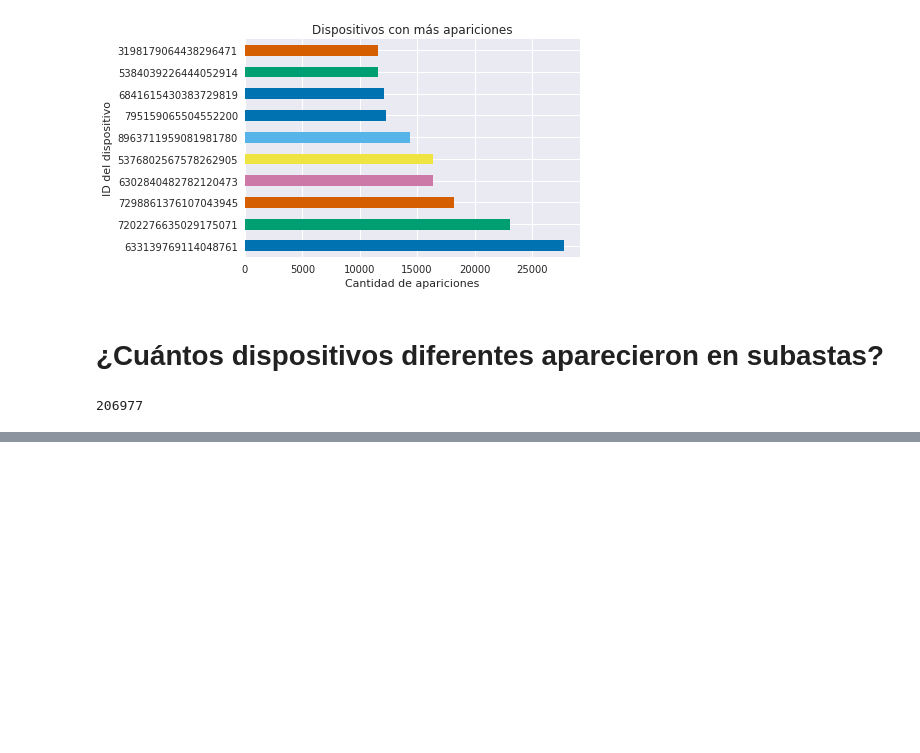
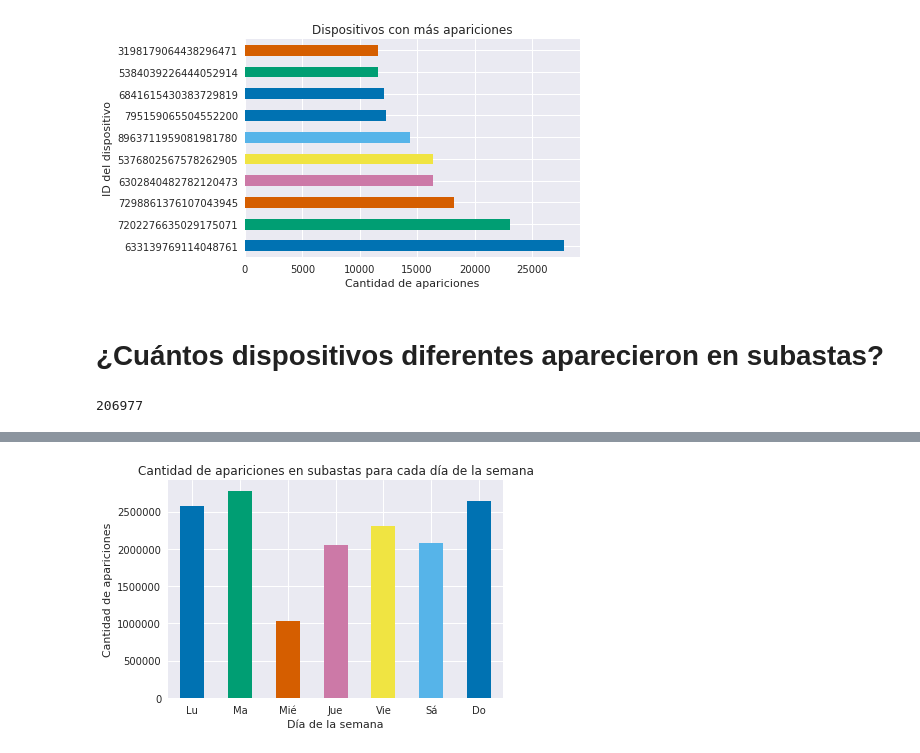
Before and after one commit to mateoicalvo/7506, a Jupyter notebook: tp1/analisis/auctions/auctions.ipynb, the cells around one changed output, grey strips where cells are left out. Saved outputs shown, nothing was run; the diff lists cells and outputs as text; code cells hidden in the pictures; blank space fills up the shorter version.

```diff
--- a/tp1/analisis/auctions/auctions.ipynb
+++ b/tp1/analisis/auctions/auctions.ipynb
@@ -57,0 +60,16 @@ plt.ylabel("Frecuencia");
+# %%
+# Filtro desde miércoles hasta martes, para no sumar datos de dos días. Me interesa la semana desde el miércoles inclusive hasta el martes inclusive.
+filtro = (auctions["date"].dt.day > 5) & (auctions["date"].dt.day < 13)
+subastas_por_dia = auctions.loc[filtro] \
+                           .groupby(auctions["date"].dt.dayofweek) \
+                           .agg({"device_id" : "count"}) \
+                           .rename(columns={"device_id" : "cantidad de subastas"})
+# %%
+plt.figure(figsize=(6, 4))
+subastas_por_dia["cantidad de subastas"].plot(kind="bar")
+plt.title("Cantidad de apariciones en subastas para cada día de la semana")
+plt.ylabel("Cantidad de apariciones")
+plt.xlabel("Día de la semana")
+plt.xticks(np.arange(7),["Lu", "Ma", "Mié", "Jue", "Vie", "Sá", "Do"], rotation="horizontal");
+# %% [output]
+[figure, added]
```
Also changed, not shown: parts of 15 cells of this notebook.
